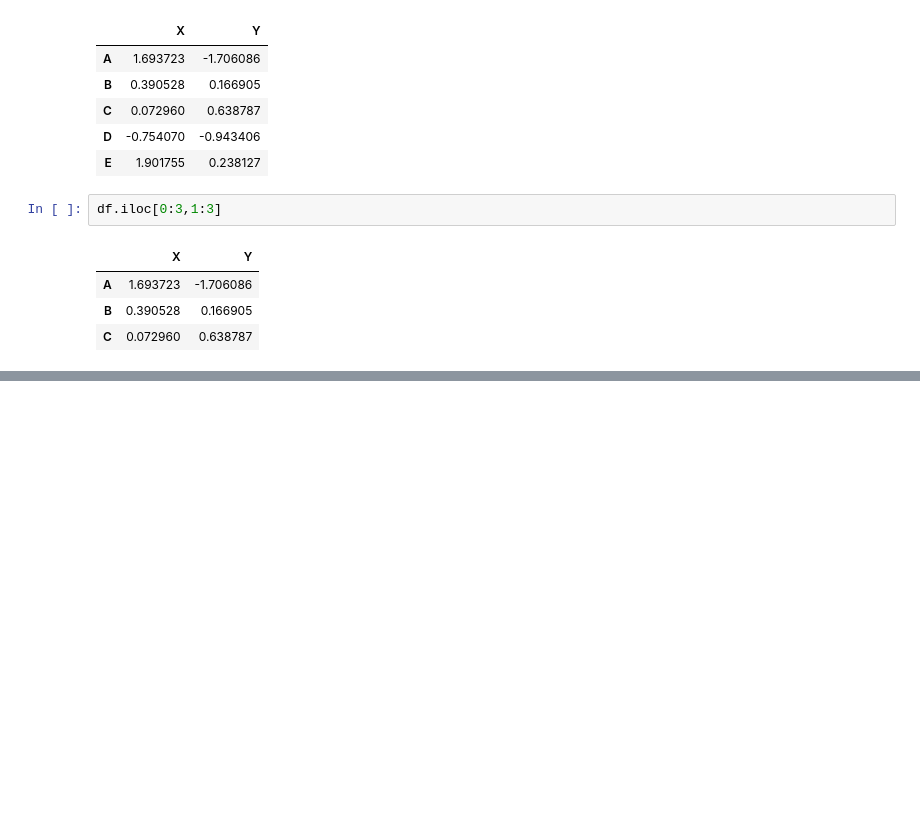
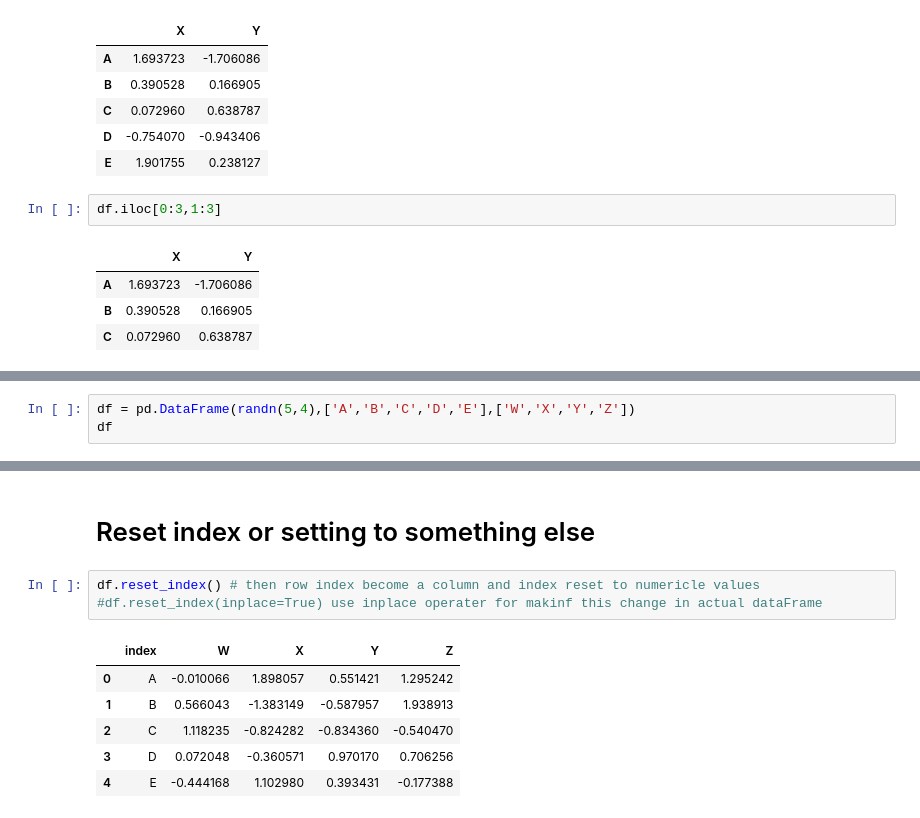
Before and after one commit to sudhanshuptl/MyCodeDump, a Jupyter notebook: Python/Python-modules/Pandas/Pandas DataFrame.ipynb, the cells around one changed output, grey strips where cells are left out. Saved outputs shown, nothing was run; the diff lists cells and outputs as text; blank space fills up the shorter version.

```diff
--- a/Python/Python-modules/Pandas/Pandas DataFrame.ipynb
+++ b/Python/Python-modules/Pandas/Pandas DataFrame.ipynb
@@ -150,0 +153,3 @@ df.iloc[0:3,1:3]
+# %%
+df = pd.DataFrame(randn(5,4),['A','B','C','D','E'],['W','X','Y','Z'])
+df
@@ -150,0 +247,12 @@ df.iloc[0:3,1:3]
+# %% [markdown]
+# Reset index or setting to something else
+# %%
+df.reset_index() # then row index become a column and index reset to numericle values
+#df.reset_index(inplace=True) use inplace operater for makinf this change in actual dataFrame
+# %% [output]
+|  | index | W | X | Y | Z |
+| 0 | A | -0.010066 | 1.898057 | 0.551421 | 1.295242 |
+| 1 | B | 0.566043 | -1.383149 | -0.587957 | 1.938913 |
+| 2 | C | 1.118235 | -0.824282 | -0.834360 | -0.540470 |
+| 3 | D | 0.072048 | -0.360571 | 0.970170 | 0.706256 |
+| 4 | E | -0.444168 | 1.102980 | 0.393431 | -0.177388 |
```
Also changed, not shown: parts of 34 cells of this notebook, 1 other file.
